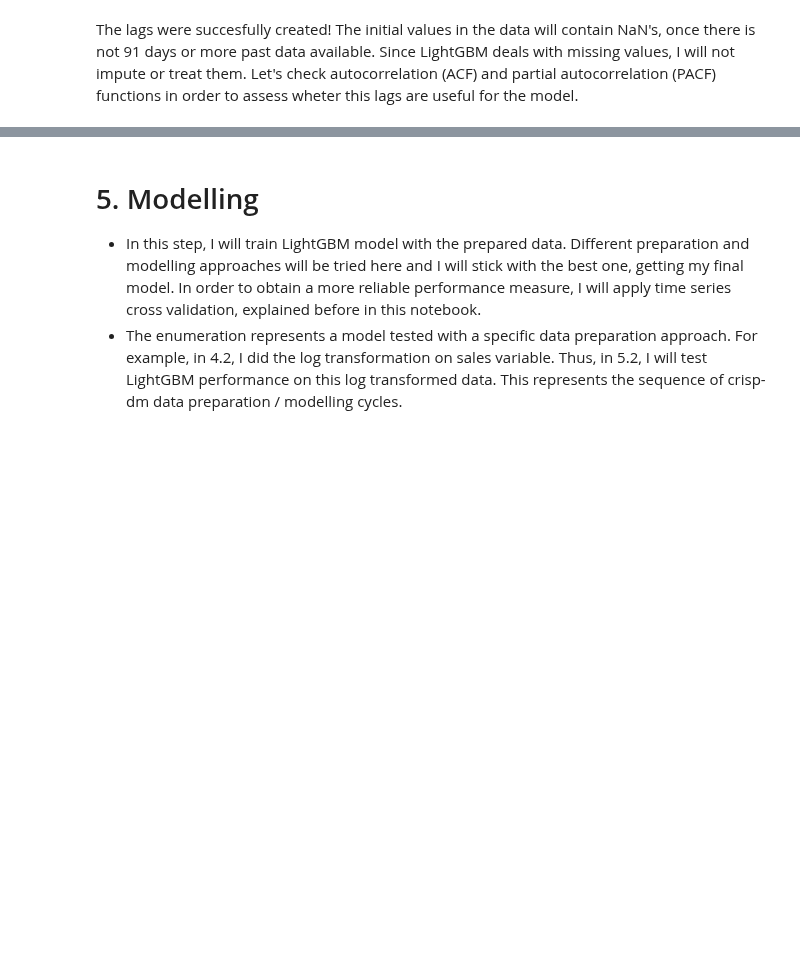
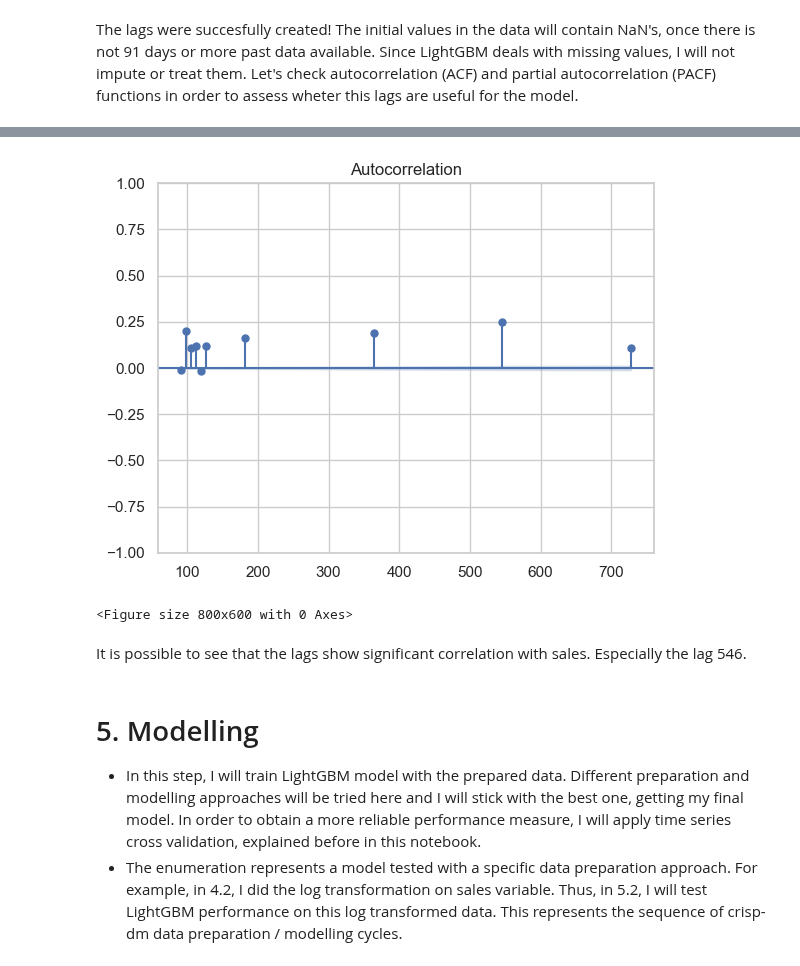
Before and after one commit to allmeidaapedro/Store-Item-Demand-Forecasting, a Jupyter notebook: notebooks/modelling.ipynb, the cells around one changed output, grey strips where cells are left out. Saved outputs shown, nothing was run; the diff lists cells and outputs as text; code cells hidden in the pictures; blank space fills up the shorter version.

```diff
--- a/notebooks/modelling.ipynb
+++ b/notebooks/modelling.ipynb
@@ -370,0 +361,7 @@ d
+# %%
+acf = plot_acf(df_log['sales'], lags=lags)
+fig = plt.figure()
+fig.set_size_inches(8, 6)
+# %% [output]
+[figure, added]
+<Figure size 800x600 with 0 Axes>
@@ -371,3 +372,5 @@ d
+# %% [markdown]
+It is possible to see that the lags show significant correlation with sales. Especially the lag 546.
 # %% [markdown]
 # 5. Modelling
 - In this step, I will train LightGBM model with the prepared data. Different preparation and modelling approaches will be tried here and I will stick with the best one, getting my final model. In order to obtain a more reliable performance measure, I will apply time series cross validation, explained before in this notebook.
```
Also changed, not shown: parts of 13 cells of this notebook.
